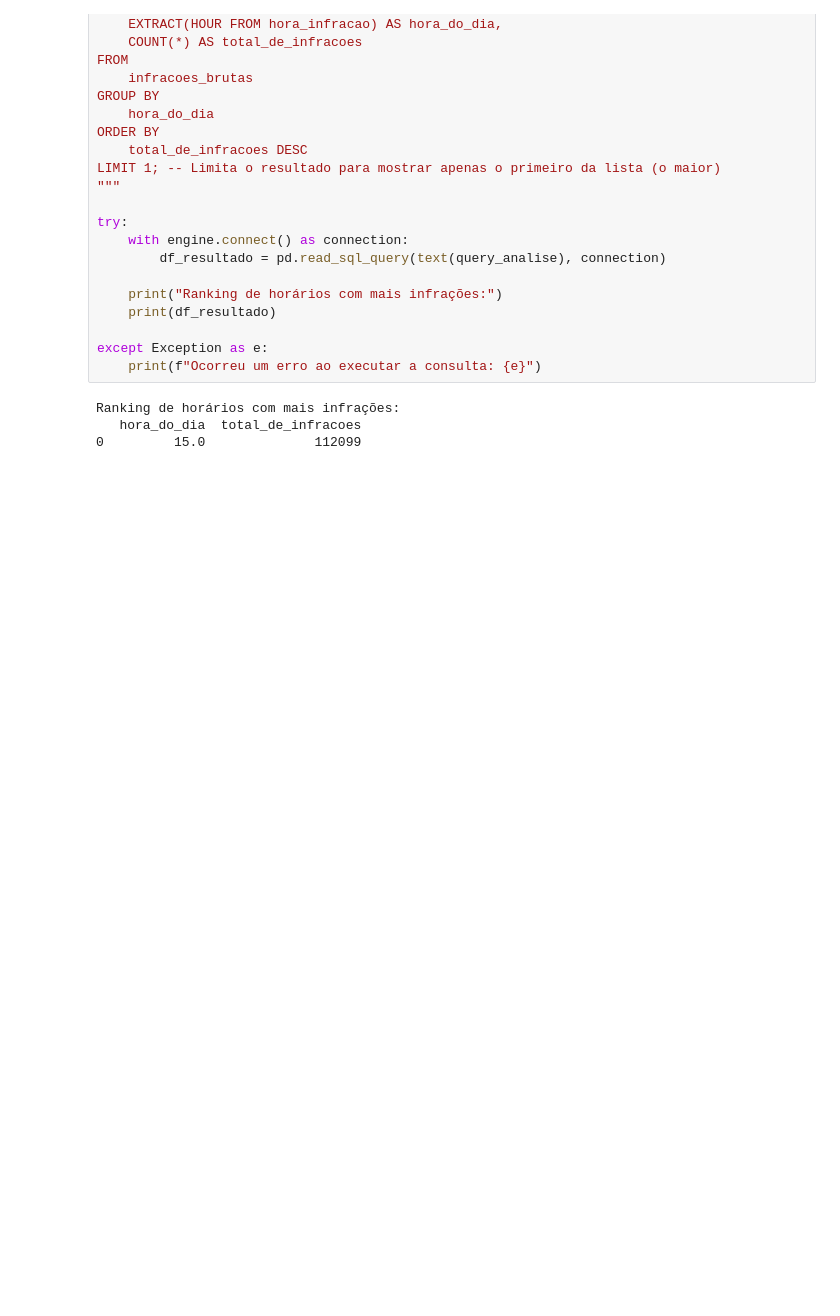
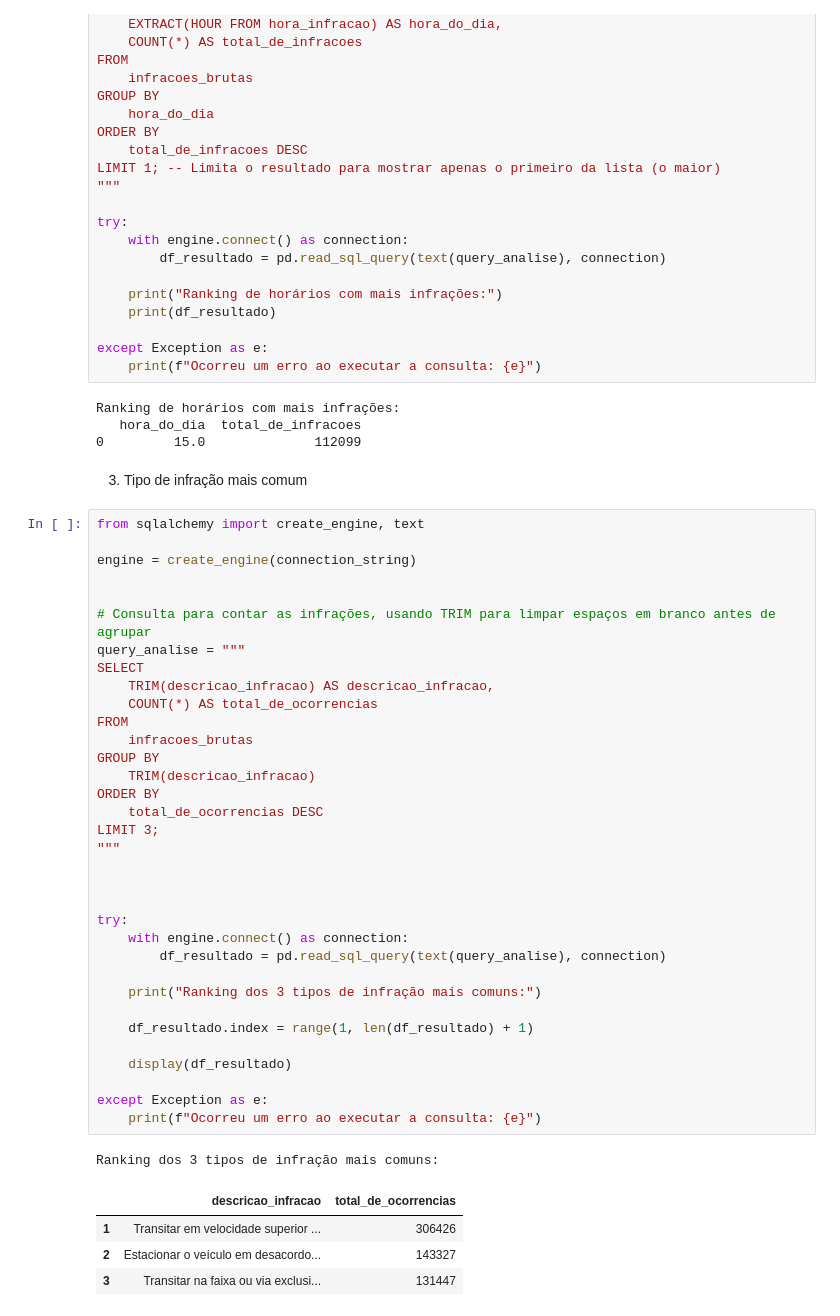
Before and after one commit to dudalbuquerque/ETL-ELT, a Jupyter notebook: ELT/ELT.ipynb, the cells around one changed output. Drawn from its saved outputs; the diff is of its cells as text; blank space fills up the shorter version.

Commit message:
consulta para análise de infrações mais comuns

```diff
--- a/ELT/ELT.ipynb
+++ b/ELT/ELT.ipynb
@@ -611,3 +611,45 @@ except Exception as e:
 Ranking de horários com mais infrações:
    hora_do_dia  total_de_infracoes
 0         15.0              112099
+# %% [markdown]
+3. Tipo de infração mais comum
+# %%
+from sqlalchemy import create_engine, text
+
+engine = create_engine(connection_string)
+
+
+# Consulta para contar as infrações, usando TRIM para limpar espaços em branco antes de agrupar
+query_analise = """
+SELECT
+    TRIM(descricao_infracao) AS descricao_infracao,
+    COUNT(*) AS total_de_ocorrencias
+FROM
+    infracoes_brutas
+GROUP BY
+    TRIM(descricao_infracao)
+ORDER BY
+    total_de_ocorrencias DESC
+LIMIT 3;
+"""
+
+
+
+try:
+    with engine.connect() as connection:
+        df_resultado = pd.read_sql_query(text(query_analise), connection)
+
+    print("Ranking dos 3 tipos de infração mais comuns:")
+
+    df_resultado.index = range(1, len(df_resultado) + 1)
+
+    display(df_resultado)
+
+except Exception as e:
+    print(f"Ocorreu um erro ao executar a consulta: {e}")
+# %% [output]
+Ranking dos 3 tipos de infração mais comuns:
+|  | descricao_infracao | total_de_ocorrencias |
+| 1 | Transitar em velocidade superior ... | 306426 |
+| 2 | Estacionar o veículo em desacordo... | 143327 |
+| 3 | Transitar na faixa ou via exclusi... | 131447 |
```
Also changed, not shown: parts of 1 cell of this notebook.
